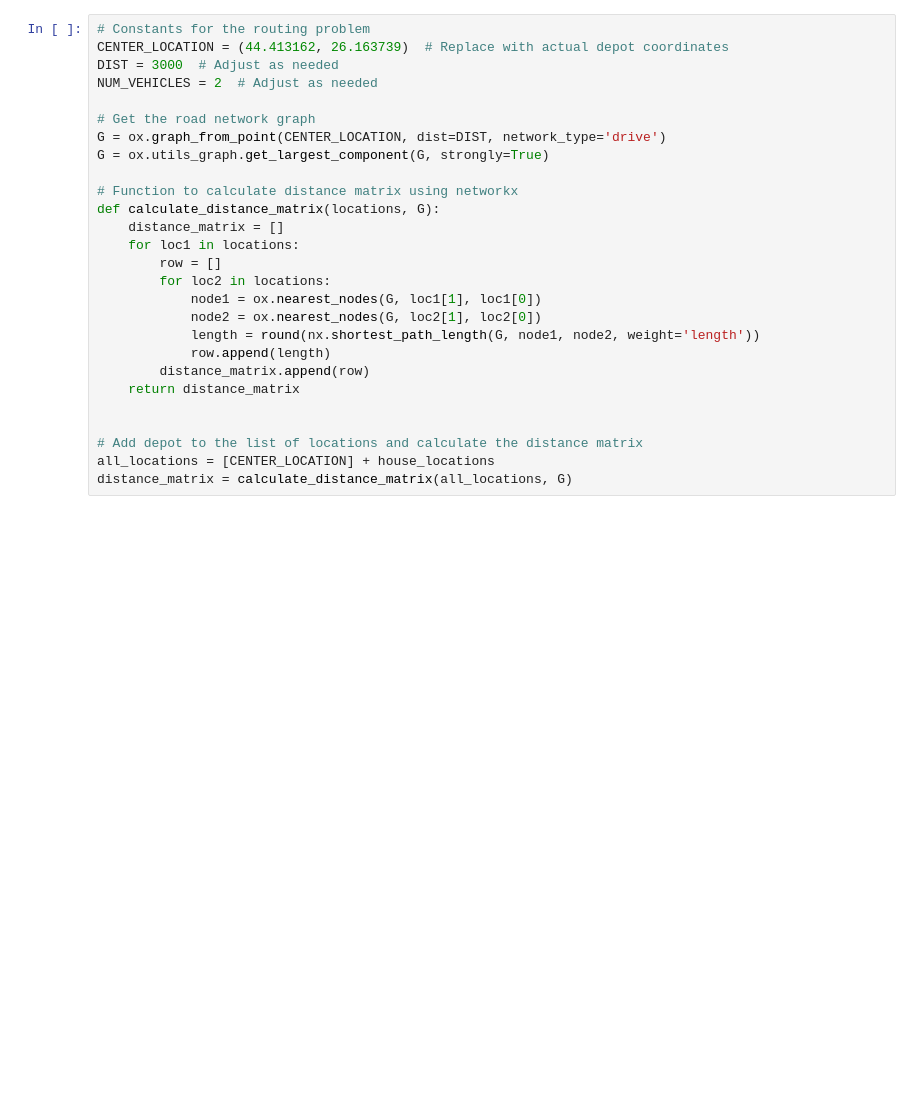
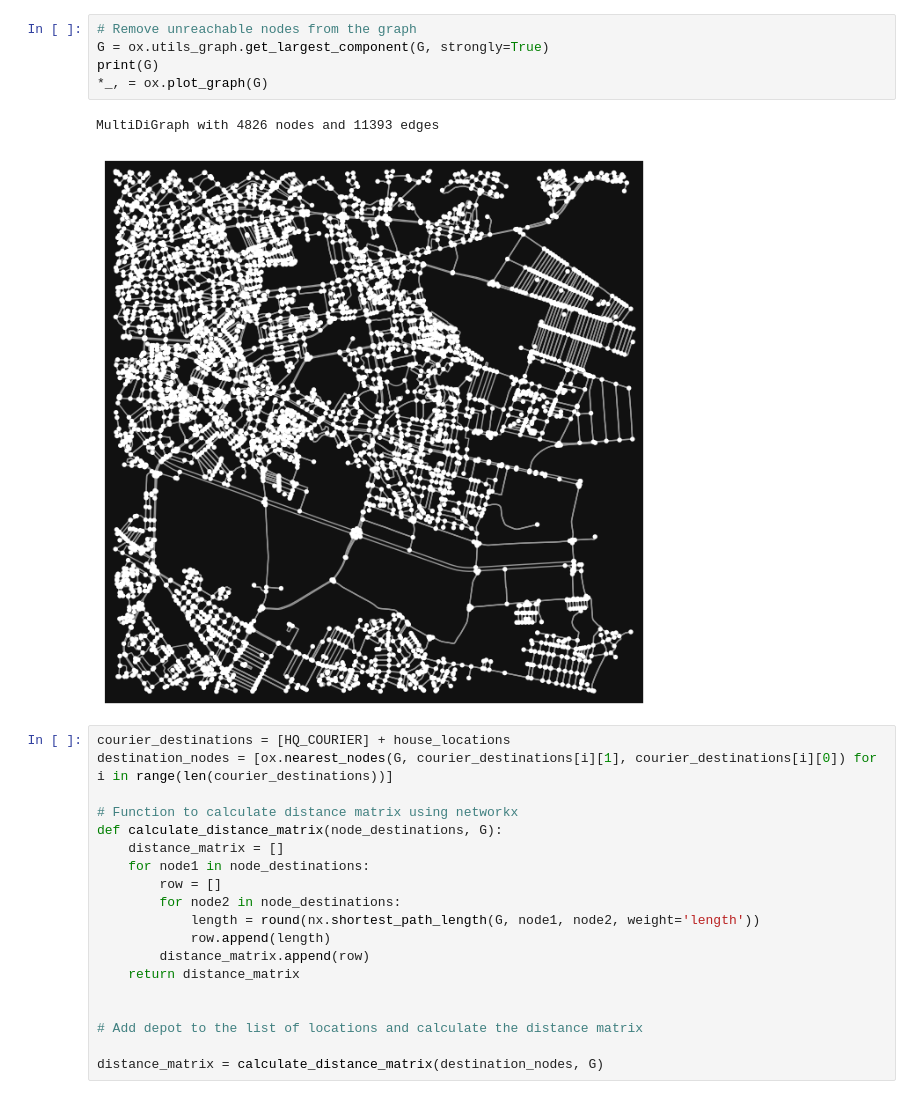
Before and after one commit to ifrimenco/routing-system, a Jupyter notebook: bucharest-plotting.ipynb, the cells around one changed output. Saved outputs shown, nothing was run; the diff lists cells and outputs as text; blank space fills up the shorter version.

```diff
--- a/bucharest-plotting.ipynb
+++ b/bucharest-plotting.ipynb
@@ -46,21 +75,21 @@ house_locations
+# %%
+# Remove unreachable nodes from the graph
+G = ox.utils_graph.get_largest_component(G, strongly=True)
+print(G)
+*_, = ox.plot_graph(G)
+# %% [output]
+MultiDiGraph with 4826 nodes and 11393 edges
+[figure, added]
 # %%
-# Constants for the routing problem
-CENTER_LOCATION = (44.413162, 26.163739)  # Replace with actual depot coordinates
-DIST = 3000  # Adjust as needed
-NUM_VEHICLES = 2  # Adjust as needed
-
-# Get the road network graph
-G = ox.graph_from_point(CENTER_LOCATION, dist=DIST, network_type='drive')
-G = ox.utils_graph.get_largest_component(G, strongly=True)
+courier_destinations = [HQ_COURIER] + house_locations
+destination_nodes = [ox.nearest_nodes(G, courier_destinations[i][1], courier_destinations[i][0]) for i in range(len(courier_destinations))]
 
 # Function to calculate distance matrix using networkx
-def calculate_distance_matrix(locations, G):
+def calculate_distance_matrix(node_destinations, G):
     distance_matrix = []
-    for loc1 in locations:
+    for node1 in node_destinations:
         row = []
-        for loc2 in locations:
-            node1 = ox.nearest_nodes(G, loc1[1], loc1[0])
-            node2 = ox.nearest_nodes(G, loc2[1], loc2[0])
+        for node2 in node_destinations:
             length = round(nx.shortest_path_length(G, node1, node2, weight='length'))
             row.append(length)
         distance_matrix.append(row)
@@ -68,8 +97,8 @@ def calculate_distance_matrix(locations, G):
 
 
 # Add depot to the list of locations and calculate the distance matrix
-all_locations = [CENTER_LOCATION] + house_locations
-distance_matrix = calculate_distance_matrix(all_locations, G)
+
+distance_matrix = calculate_distance_matrix(destination_nodes, G)
 # %%
 distance_matrix
 # %% [output]
```
Also changed, not shown: parts of 11 cells of this notebook, 4 other files.
